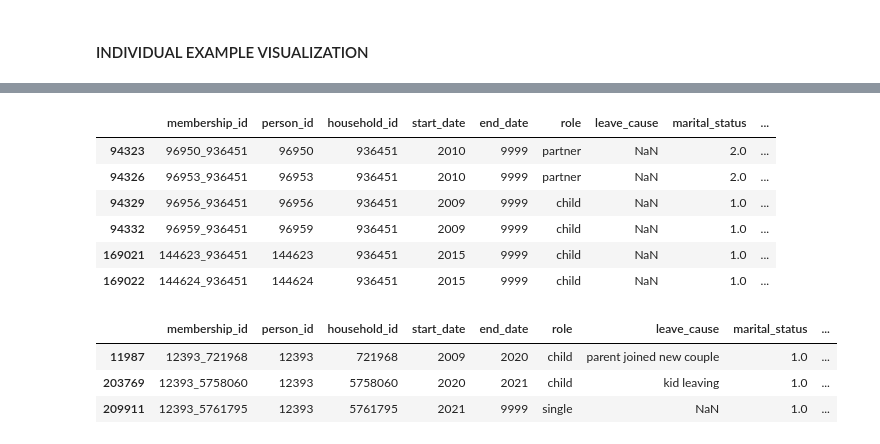
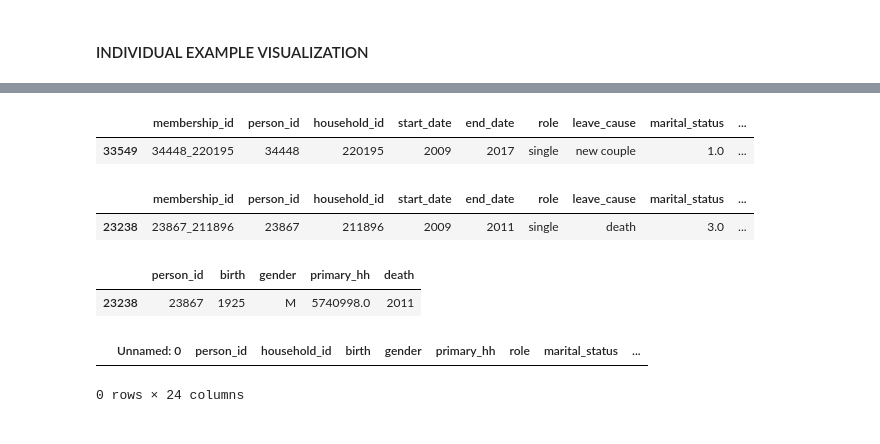
Before and after one commit to artucera/longitudinal_households, a Jupyter notebook: results_display.ipynb, the cells around one changed output, grey strips where cells are left out. Cells and saved outputs as stored; diff of their text form; code cells hidden in the pictures.

```diff
--- a/results_display.ipynb
+++ b/results_display.ipynb
@@ -372,17 +520,23 @@ plt.show()
 # %%
-memberships_df.loc[memberships_df['household_id'] == 936451]
+# Display memberships (all individual that have been part of the household) for a specific household_id
+memberships_df.loc[memberships_df['household_id'] == 220195]
 # %% [output]
 |  | membership_id | person_id | household_id | start_date | end_date | role | leave_cause | marital_status | ... |
-| 94323 | 96950_936451 | 96950 | 936451 | 2010 | 9999 | partner | NaN | 2.0 | ... |
-| 94326 | 96953_936451 | 96953 | 936451 | 2010 | 9999 | partner | NaN | 2.0 | ... |
-| 94329 | 96956_936451 | 96956 | 936451 | 2009 | 9999 | child | NaN | 1.0 | ... |
-| 94332 | 96959_936451 | 96959 | 936451 | 2009 | 9999 | child | NaN | 1.0 | ... |
-| 169021 | 144623_936451 | 144623 | 936451 | 2015 | 9999 | child | NaN | 1.0 | ... |
-| 169022 | 144624_936451 | 144624 | 936451 | 2015 | 9999 | child | NaN | 1.0 | ... |
+| 33549 | 34448_220195 | 34448 | 220195 | 2009 | 2017 | single | new couple | 1.0 | ... |
 # %%
-memberships_df.loc[memberships_df['person_id'] == 12393]
+# Display memberships (every link to households during the simulation) for a specific person
+memberships_df.loc[memberships_df['person_id'] == 23867]
 # %% [output]
 |  | membership_id | person_id | household_id | start_date | end_date | role | leave_cause | marital_status | ... |
-| 11987 | 12393_721968 | 12393 | 721968 | 2009 | 2020 | child | parent joined new couple | 1.0 | ... |
-| 203769 | 12393_5758060 | 12393 | 5758060 | 2020 | 2021 | child | kid leaving | 1.0 | ... |
-| 209911 | 12393_5761795 | 12393 | 5761795 | 2021 | 9999 | single | NaN | 1.0 | ... |
+| 23238 | 23867_211896 | 23867 | 211896 | 2009 | 2011 | single | death | 3.0 | ... |
+# %%
+persons_df.loc[persons_df['person_id'] == 23867]
+# %% [output]
+|  | person_id | birth | gender | primary_hh | death |
+| 23238 | 23867 | 1925 | M | 5740998.0 | 2011 |
+# %%
+# details of a specific person at the time of end of the simulation
+results.loc[results.person_id == 23867]
+# %% [output]
+|  | Unnamed: 0 | person_id | household_id | birth | gender | primary_hh | role | marital_status | ... |
+0 rows × 24 columns
```
Also changed, not shown: parts of 9 cells of this notebook, 44 other files.
